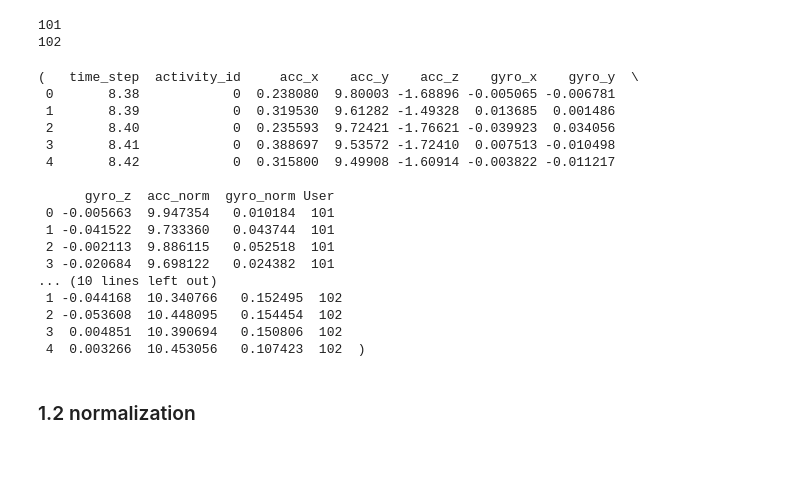
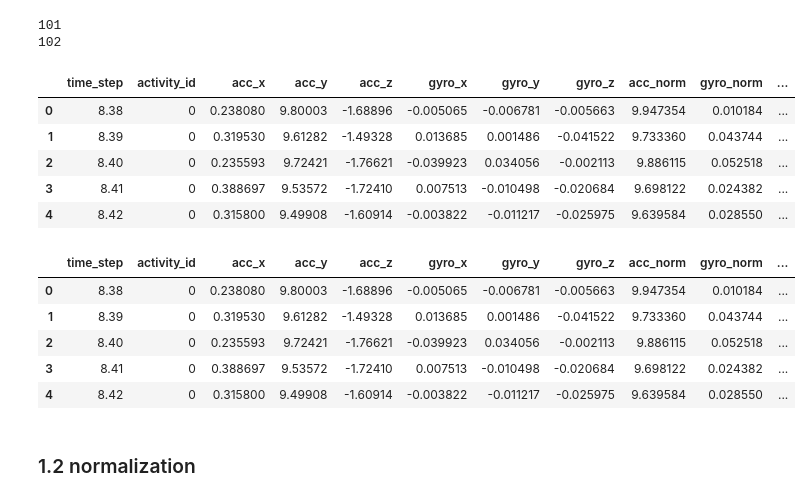
Before and after one commit to nnnnmj/AttnSense-pytorch, a Jupyter notebook: AttnSense.ipynb, the cells around one changed output. Saved outputs shown, nothing was run; the diff lists cells and outputs as text; code cells hidden in the pictures; blank space fills up the shorter version.

```diff
--- a/AttnSense.ipynb
+++ b/AttnSense.ipynb
@@ -37,7 +39,7 @@ BATCH_SIZE = 64
 EPOCHS = 3000
 
 device = torch.device("cuda:0" if torch.cuda.is_available() else "cpu")
-path = './'
+PATH = './'
 
 # CONV_MERGE_LEN = 8
 # CONV_MERGE_LEN2 = 6
@@ -89,25 +96,14 @@ for subject in subjects:
 101
 102
 # %%
-data_list[0].head(),data_list[1].head()
+data_list[0].head()
 # %% [output]
-(   time_step  activity_id     acc_x    acc_y    acc_z    gyro_x    gyro_y  \
- 0       8.38            0  0.238080  9.80003 -1.68896 -0.005065 -0.006781
- 1       8.39            0  0.319530  9.61282 -1.49328  0.013685  0.001486
- 2       8.40            0  0.235593  9.72421 -1.76621 -0.039923  0.034056
- 3       8.41            0  0.388697  9.53572 -1.72410  0.007513 -0.010498
- 4       8.42            0  0.315800  9.49908 -1.60914 -0.003822 -0.011217
-
-      gyro_z  acc_norm  gyro_norm User
- 0 -0.005663  9.947354   0.010184  101
- 1 -0.041522  9.733360   0.043744  101
- 2 -0.002113  9.886115   0.052518  101
- 3 -0.020684  9.698122   0.024382  101
-... (10 lines left out)
- 1 -0.044168  10.340766   0.152495  102
- 2 -0.053608  10.448095   0.154454  102
- 3  0.004851  10.390694   0.150806  102
- 4  0.003266  10.453056   0.107423  102  )
+|  | time_step | activity_id | acc_x | acc_y | acc_z | gyro_x | gyro_y | gyro_z | acc_norm | gyro_norm | ... |
+| 0 | 8.38 | 0 | 0.238080 | 9.80003 | -1.68896 | -0.005065 | -0.006781 | -0.005663 | 9.947354 | 0.010184 | ... |
+| 1 | 8.39 | 0 | 0.319530 | 9.61282 | -1.49328 | 0.013685 | 0.001486 | -0.041522 | 9.733360 | 0.043744 | ... |
+| 2 | 8.40 | 0 | 0.235593 | 9.72421 | -1.76621 | -0.039923 | 0.034056 | -0.002113 | 9.886115 | 0.052518 | ... |
+| 3 | 8.41 | 0 | 0.388697 | 9.53572 | -1.72410 | 0.007513 | -0.010498 | -0.020684 | 9.698122 | 0.024382 | ... |
+| 4 | 8.42 | 0 | 0.315800 | 9.49908 | -1.60914 | -0.003822 | -0.011217 | -0.025975 | 9.639584 | 0.028550 | ... |
 # %%
 # Combine to one df
 for d in range(len(data_list)):
@@ -115,6 +111,14 @@ for d in range(len(data_list)):
     df = data_list[0]
   else:
     df = pd.concat([df, data_list[d]], axis=0, ignore_index=True)
+df.head()
+# %% [output]
+|  | time_step | activity_id | acc_x | acc_y | acc_z | gyro_x | gyro_y | gyro_z | acc_norm | gyro_norm | ... |
+| 0 | 8.38 | 0 | 0.238080 | 9.80003 | -1.68896 | -0.005065 | -0.006781 | -0.005663 | 9.947354 | 0.010184 | ... |
+| 1 | 8.39 | 0 | 0.319530 | 9.61282 | -1.49328 | 0.013685 | 0.001486 | -0.041522 | 9.733360 | 0.043744 | ... |
+| 2 | 8.40 | 0 | 0.235593 | 9.72421 | -1.76621 | -0.039923 | 0.034056 | -0.002113 | 9.886115 | 0.052518 | ... |
+| 3 | 8.41 | 0 | 0.388697 | 9.53572 | -1.72410 | 0.007513 | -0.010498 | -0.020684 | 9.698122 | 0.024382 | ... |
+| 4 | 8.42 | 0 | 0.315800 | 9.49908 | -1.60914 | -0.003822 | -0.011217 | -0.025975 | 9.639584 | 0.028550 | ... |
 # %% [markdown]
 ### 1.2 normalization
 # %%
```
Also changed, not shown: parts of 8 cells of this notebook.
